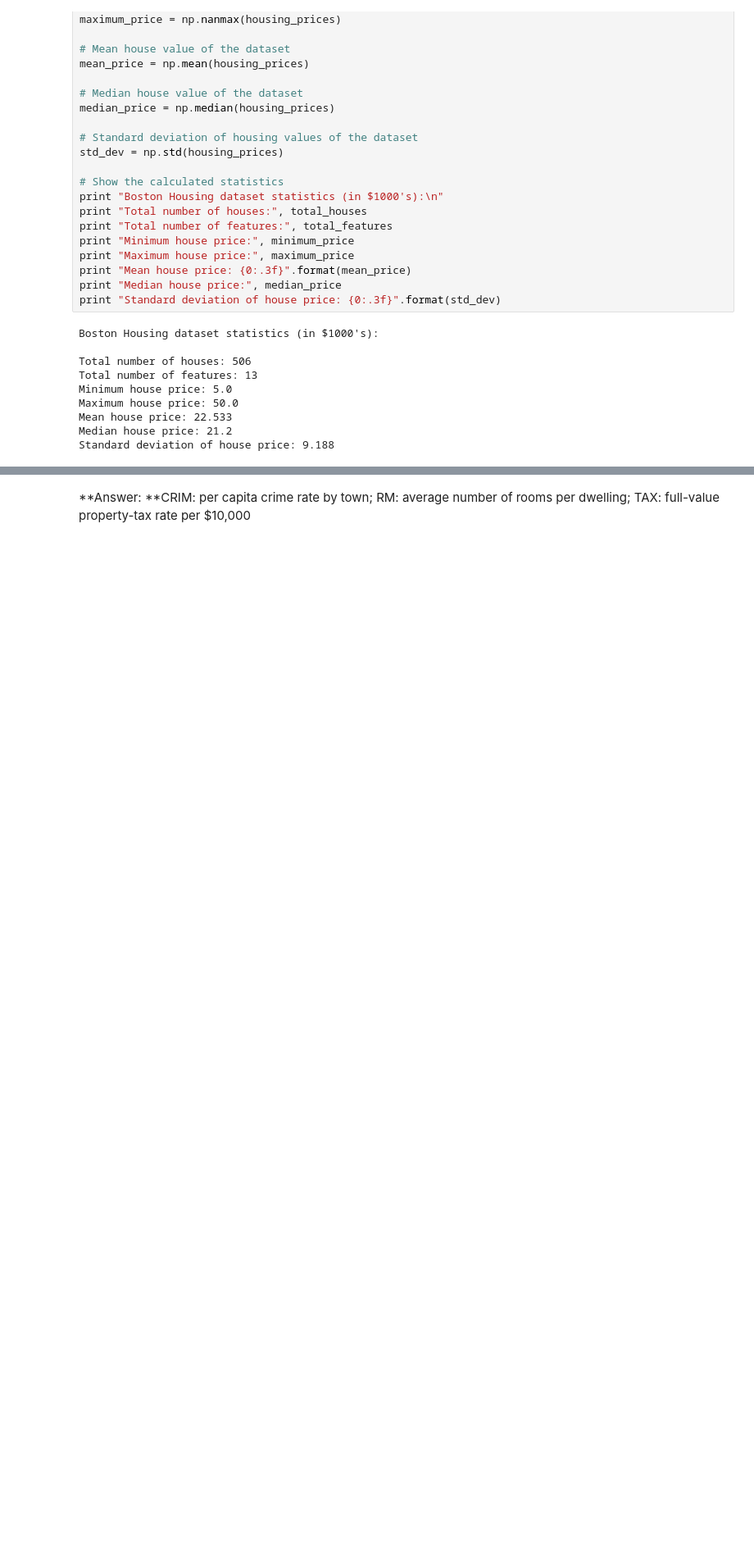
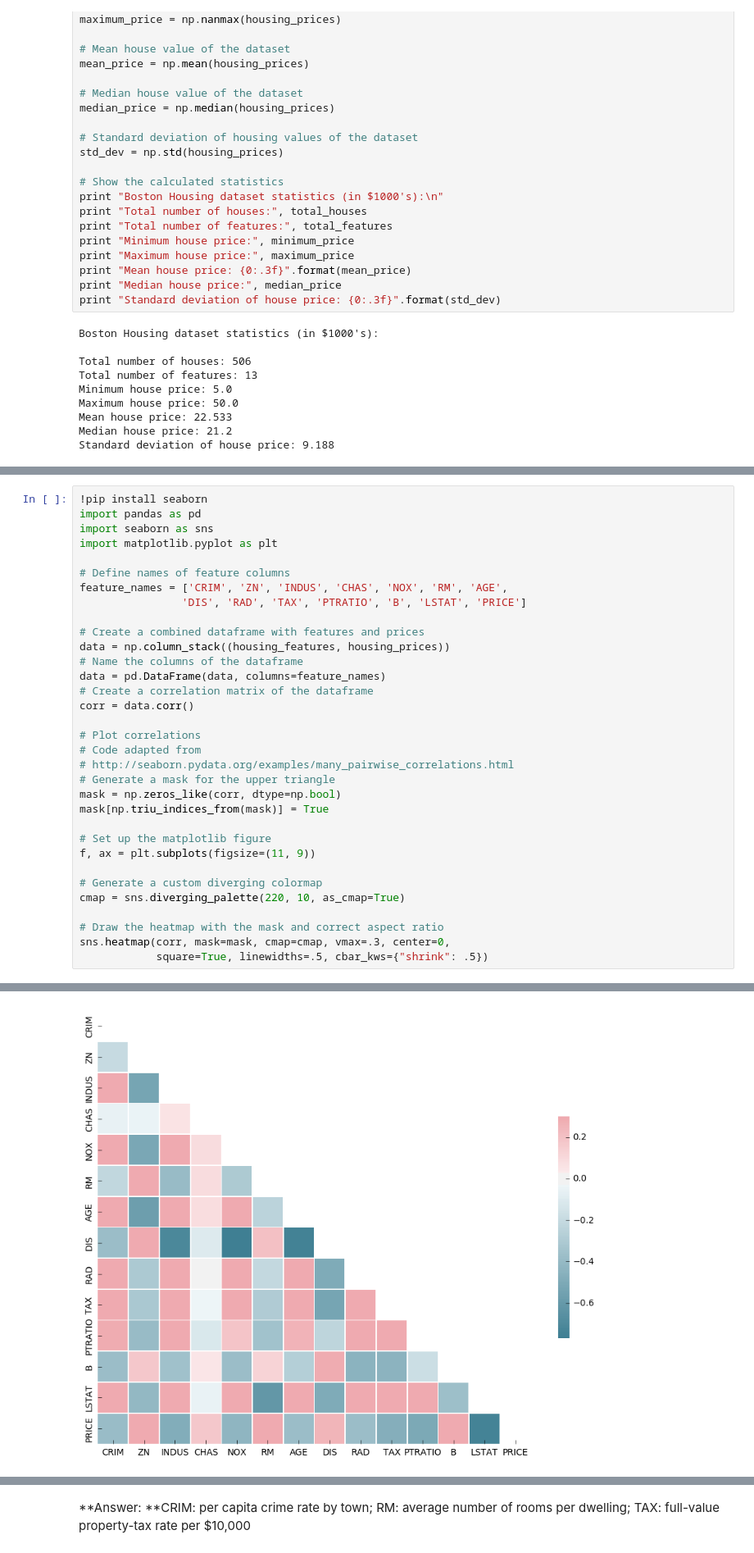
Before and after one commit to orlando-trejo/machine-learning-nanodegree, a Jupyter notebook: projects/boston-house-prices/boston_housing.ipynb, the cells around one changed output, grey strips where cells are left out. Shown at 82% size. Cells and saved outputs as stored; diff of their text form; blank space fills up the shorter version.

```diff
--- a/projects/boston-house-prices/boston_housing.ipynb
+++ b/projects/boston-house-prices/boston_housing.ipynb
@@ -85,0 +88,34 @@ Standard deviation of house price: 9.188
+# %%
+!pip install seaborn
+import pandas as pd
+import seaborn as sns
+import matplotlib.pyplot as plt
+
+# Define names of feature columns
+feature_names = ['CRIM', 'ZN', 'INDUS', 'CHAS', 'NOX', 'RM', 'AGE',
+                'DIS', 'RAD', 'TAX', 'PTRATIO', 'B', 'LSTAT', 'PRICE']
+
+# Create a combined dataframe with features and prices
+data = np.column_stack((housing_features, housing_prices))
+# Name the columns of the dataframe
+data = pd.DataFrame(data, columns=feature_names)
+# Create a correlation matrix of the dataframe
+corr = data.corr()
+
+# Plot correlations
+# Code adapted from
+# http://seaborn.pydata.org/examples/many_pairwise_correlations.html
+# Generate a mask for the upper triangle
+mask = np.zeros_like(corr, dtype=np.bool)
+mask[np.triu_indices_from(mask)] = True
+
+# Set up the matplotlib figure
+f, ax = plt.subplots(figsize=(11, 9))
+
+# Generate a custom diverging colormap
+cmap = sns.diverging_palette(220, 10, as_cmap=True)
+
+# Draw the heatmap with the mask and correct aspect ratio
+sns.heatmap(corr, mask=mask, cmap=cmap, vmax=.3, center=0,
+            square=True, linewidths=.5, cbar_kws={"shrink": .5})
+# %% [output]
@@ -85,0 +124 @@ Standard deviation of house price: 9.188
+[figure, added]
```
Also changed, not shown: parts of 34 cells of this notebook.
